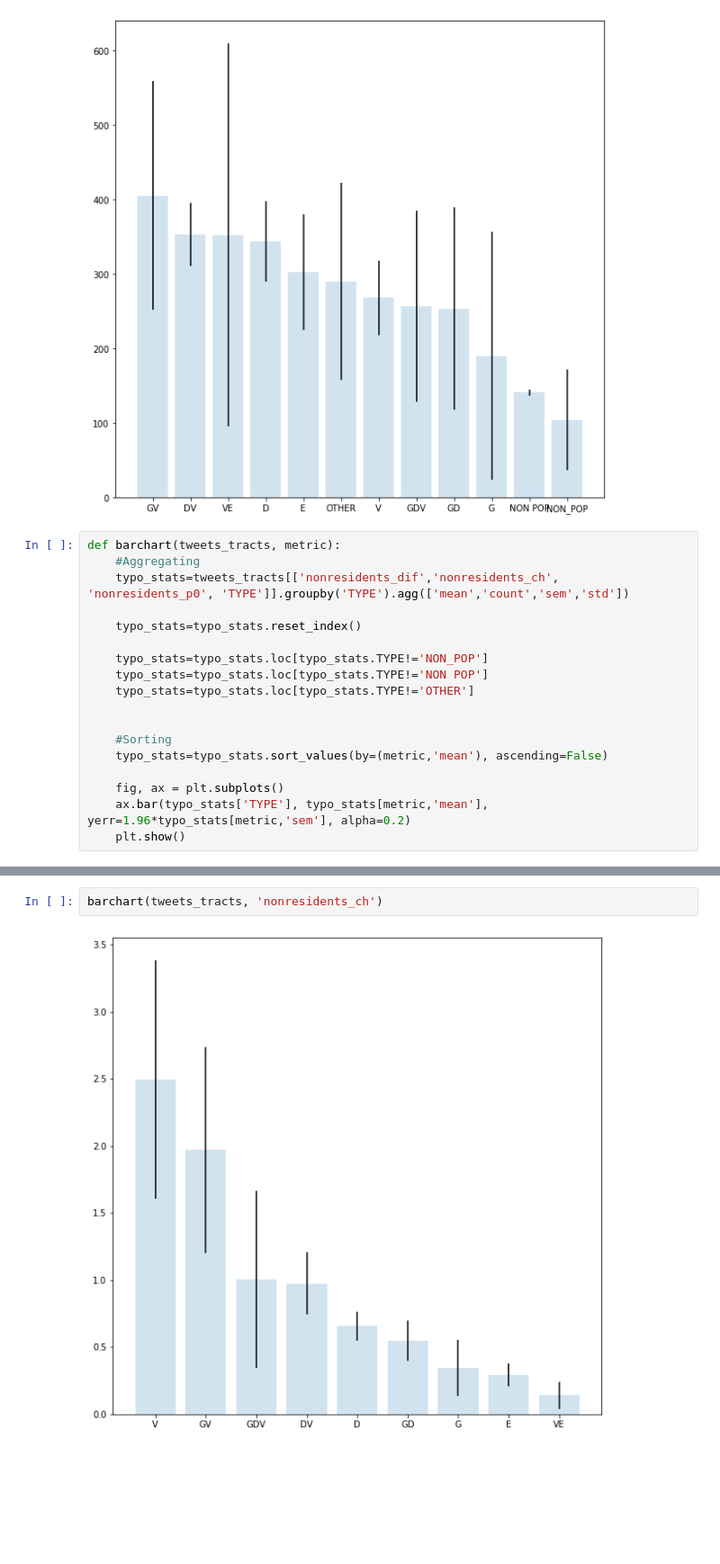
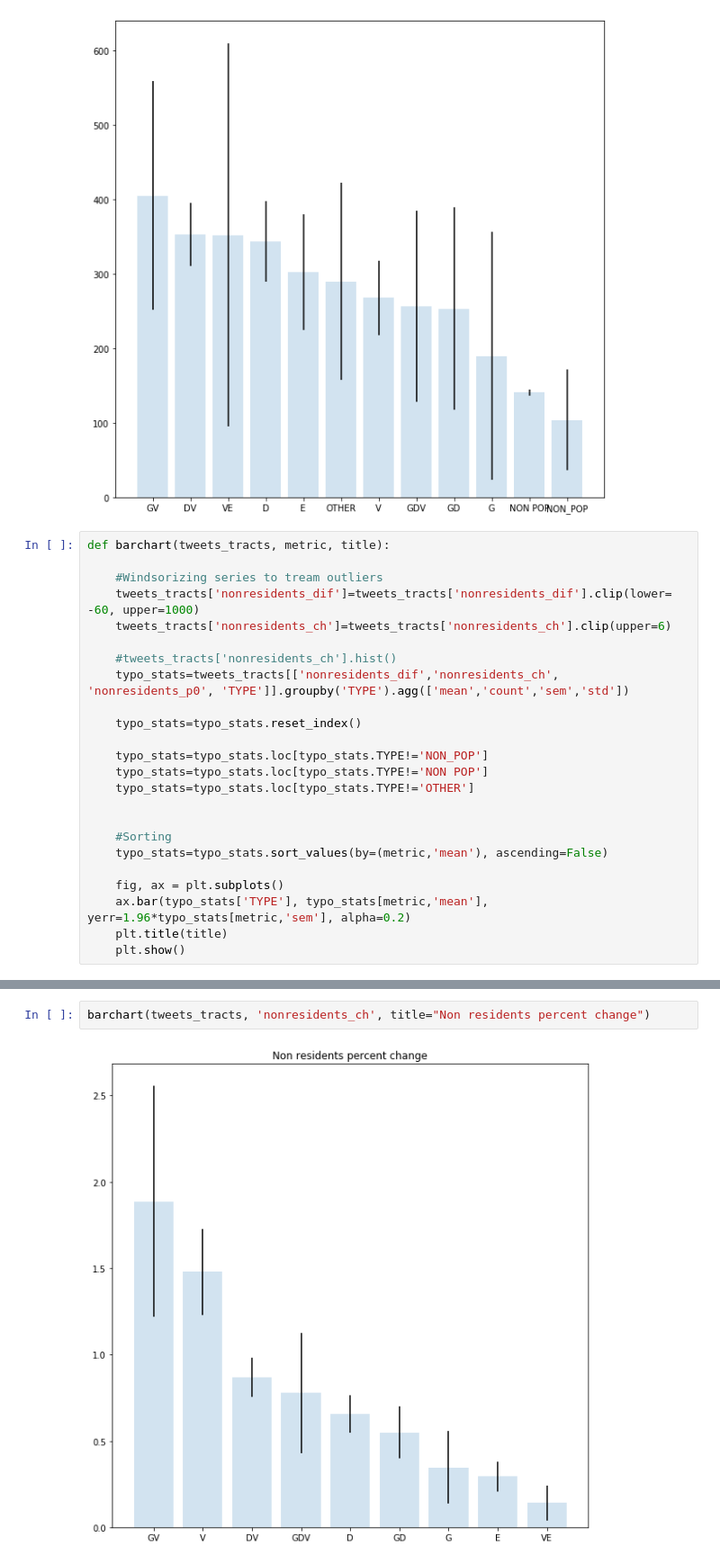
Before and after one commit to rpasquini/twitter_and_displacement, a Jupyter notebook: notebooks/Complete Analysis Example Counts by Typologies .ipynb, the cells around one changed output, grey strips where cells are left out. Shown at 90% size. Saved outputs shown, nothing was run; the diff lists cells and outputs as text; blank space fills up the shorter version.

```diff
--- a/notebooks/Complete Analysis Example Counts by Typologies .ipynb
+++ b/notebooks/Complete Analysis Example Counts by Typologies .ipynb
@@ -137,8 +137,13 @@ plt.show()
 # %% [output]
 [figure]
 # %%
-def barchart(tweets_tracts, metric):
-    #Aggregating
+def barchart(tweets_tracts, metric, title):
+
+    #Windsorizing series to tream outliers
+    tweets_tracts['nonresidents_dif']=tweets_tracts['nonresidents_dif'].clip(lower= -60, upper=1000)
+    tweets_tracts['nonresidents_ch']=tweets_tracts['nonresidents_ch'].clip(upper=6)
+
+    #tweets_tracts['nonresidents_ch'].hist()
     typo_stats=tweets_tracts[['nonresidents_dif','nonresidents_ch', 'nonresidents_p0', 'TYPE']].groupby('TYPE').agg(['mean','count','sem','std'])
 
     typo_stats=typo_stats.reset_index()
@@ -153,4 +158,5 @@ def barchart(tweets_tracts, metric):
 
     fig, ax = plt.subplots()
     ax.bar(typo_stats['TYPE'], typo_stats[metric,'mean'], yerr=1.96*typo_stats[metric,'sem'], alpha=0.2)
+    plt.title(title)
     plt.show()
@@ -157,4 +168,4 @@ def barchart(tweets_tracts, metric):
 # %%
-barchart(tweets_tracts, 'nonresidents_ch')
+barchart(tweets_tracts, 'nonresidents_ch', title="Non residents percent change")
 # %% [output]
-[figure, old version]
+[figure, new version]
```
Also changed, not shown: parts of 2 cells of this notebook, 2 other files.
